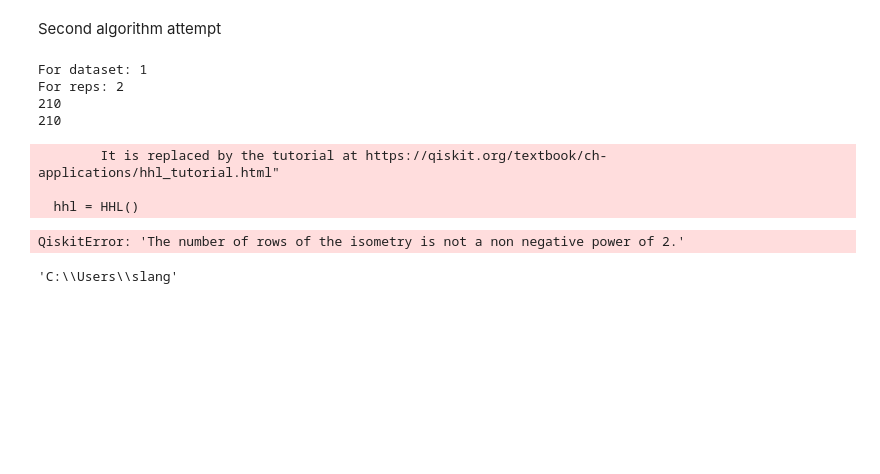
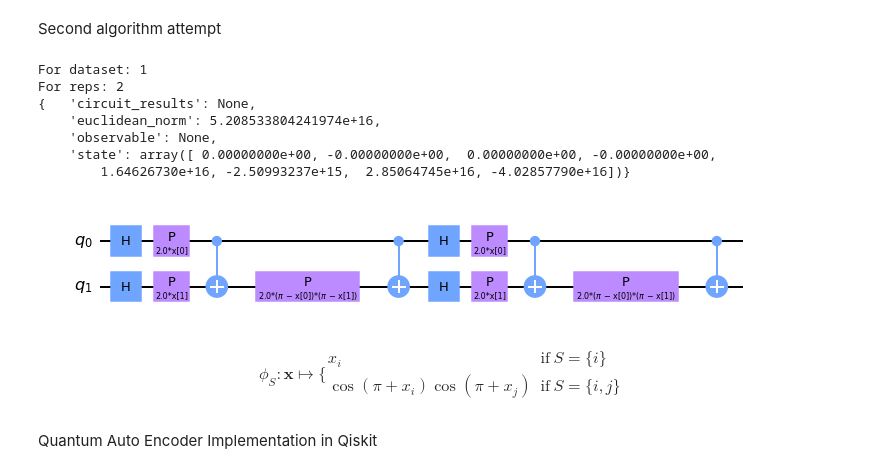
Before and after one commit to welremco/Group3QuantumOneClassSVMs, a Jupyter notebook: Algorithm1.ipynb, the cells around one changed output. Cells and saved outputs as stored; diff of their text form; code cells hidden in the pictures; blank space fills up the shorter version.

```diff
--- a/Algorithm1.ipynb
+++ b/Algorithm1.ipynb
@@ -623,8 +662,8 @@ def Algorithm2(X, y, reps, shots, outliers_fraction,entanglement="linear", num_f
 Second algorithm attempt
 # %%
 dataset_count = 0
-outliers_fraction=20/210
-
+outliers_fraction=1/4
+# MAKE SMALL DATASET
 for X, y in dataset_list:
     dataset_count = dataset_count + 1
     print("For dataset: {}".format(dataset_count))
@@ -634,13 +673,21 @@ for X, y in dataset_list:
 # %% [output]
 For dataset: 1
 For reps: 2
-210
-210
+{   'circuit_results': None,
+    'euclidean_norm': 5.208533804241974e+16,
+    'observable': None,
+    'state': array([ 0.00000000e+00, -0.00000000e+00,  0.00000000e+00, -0.00000000e+00,
+        1.64626730e+16, -2.50993237e+15,  2.85064745e+16, -4.02857790e+16])}
-        It is replaced by the tutorial at https://qiskit.org/textbook/ch-applications/hhl_tutorial.html"
-
-  hhl = HHL()
-QiskitError: 'The number of rows of the isometry is not a non negative power of 2.'
 # %%
-pwd
+
+feature_map = ZZFeatureMap(feature_dimension = 2, reps = 2)
+feature_map.decompose().draw('mpl')
 # %% [output]
-'C:\\Users\\slang'
+[figure, added]
+# %% [markdown]
+$$\phi_S:\mathbf{x}\mapsto \Bigg\{\begin{array}{ll}
+    x_i & \mbox{if}\ S=\{i\} \\
+        \cos(\pi+x_i)\cos(\pi+x_j) & \mbox{if}\ S=\{i,j\}
+    \end{array}$$
+# %% [markdown]
+Quantum Auto Encoder Implementation in Qiskit
```
Also changed, not shown: parts of 22 cells of this notebook.
